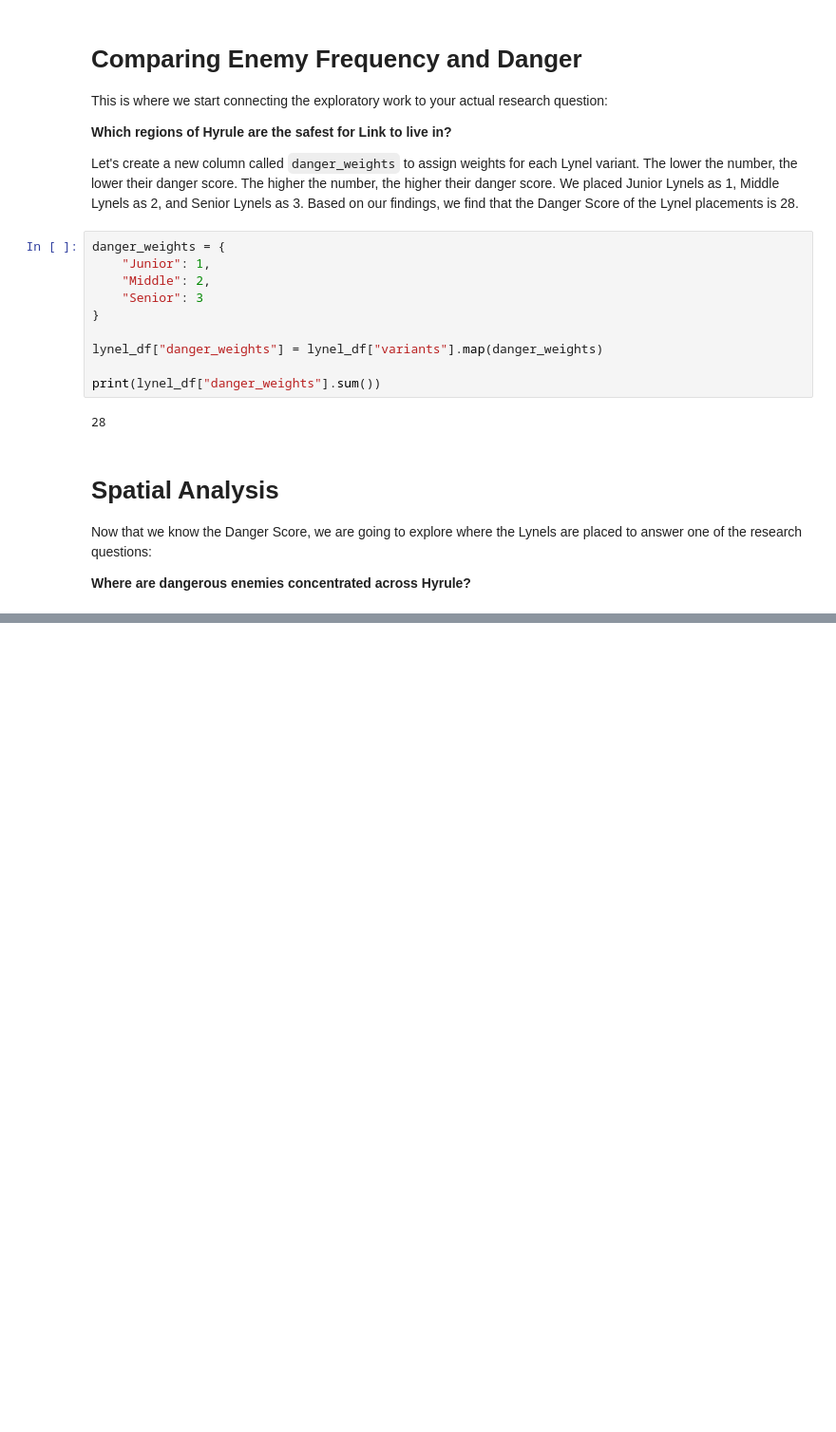
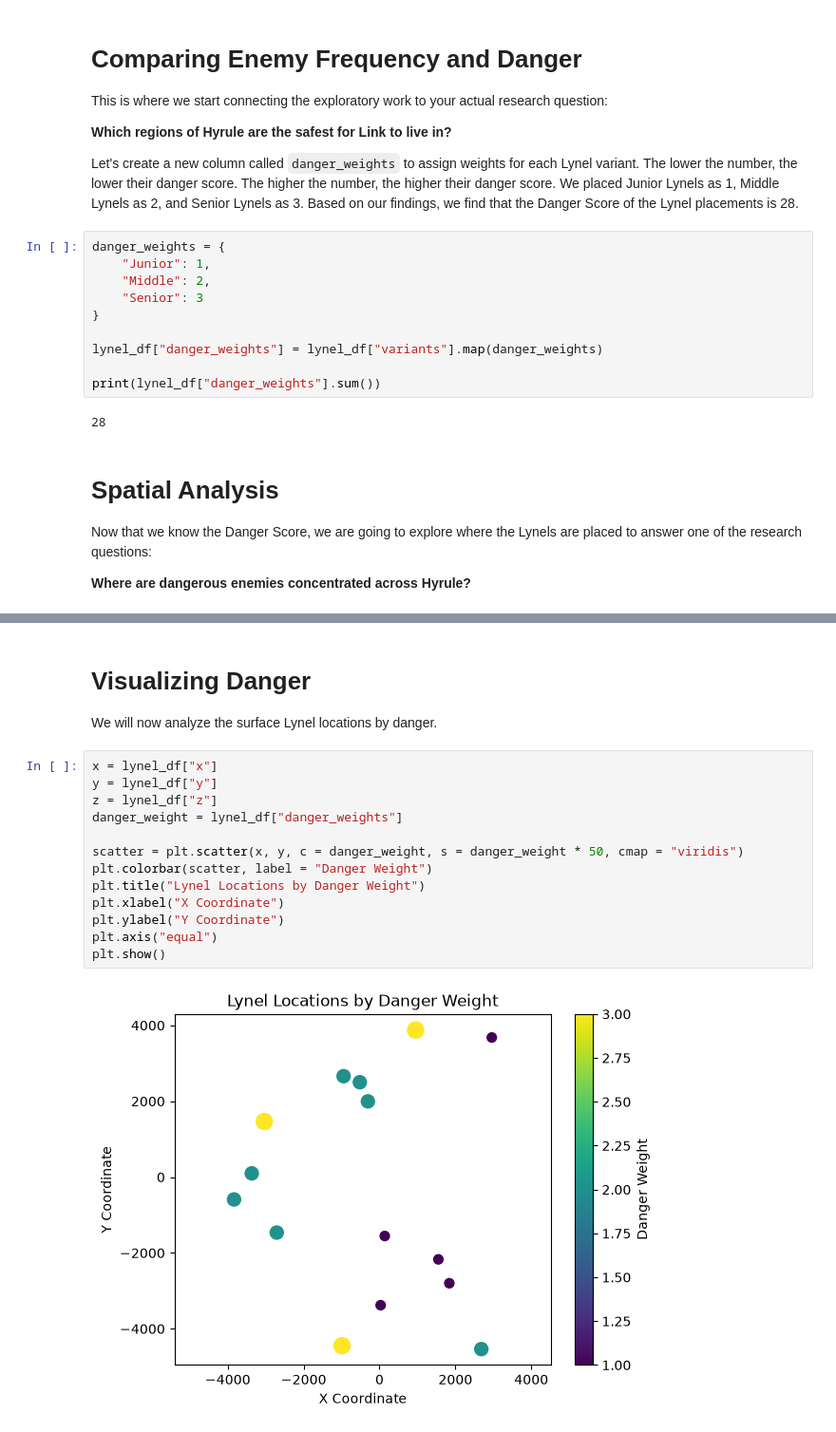
Before and after one commit to lyds214/hyrule-livability-analysis, a Jupyter notebook: notebooks/01_data_exploration.ipynb, the cells around one changed output, grey strips where cells are left out. Shown at 95% size. Drawn from its saved outputs; the diff is of its cells as text; blank space fills up the shorter version.

Commit message:
starting local danger score

```diff
--- a/notebooks/01_data_exploration.ipynb
+++ b/notebooks/01_data_exploration.ipynb
@@ -231,0 +232,18 @@ plt.show()
+# %% [markdown]
+# Visualizing Danger
+We will now analyze the surface Lynel locations by danger.
+# %%
+x = lynel_df["x"]
+y = lynel_df["y"]
+z = lynel_df["z"]
+danger_weight = lynel_df["danger_weights"]
+
+scatter = plt.scatter(x, y, c = danger_weight, s = danger_weight * 50, cmap = "viridis")
+plt.colorbar(scatter, label = "Danger Weight")
+plt.title("Lynel Locations by Danger Weight")
+plt.xlabel("X Coordinate")
+plt.ylabel("Y Coordinate")
+plt.axis("equal")
+plt.show()
+# %% [output]
+[figure, added]
```
Also changed, not shown: parts of 6 cells of this notebook.
